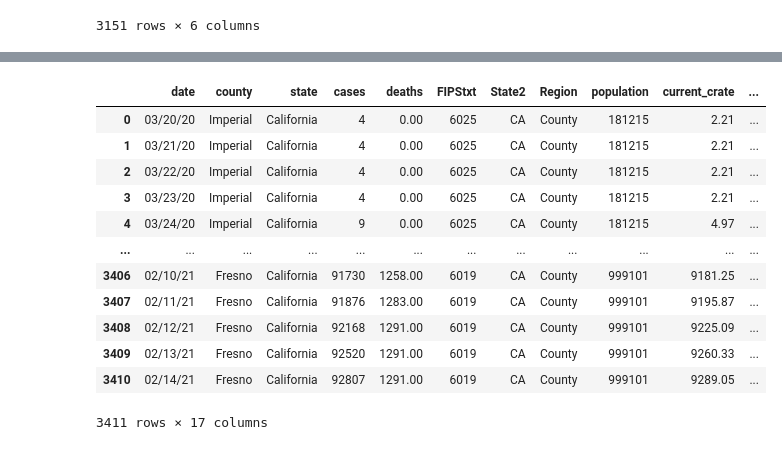
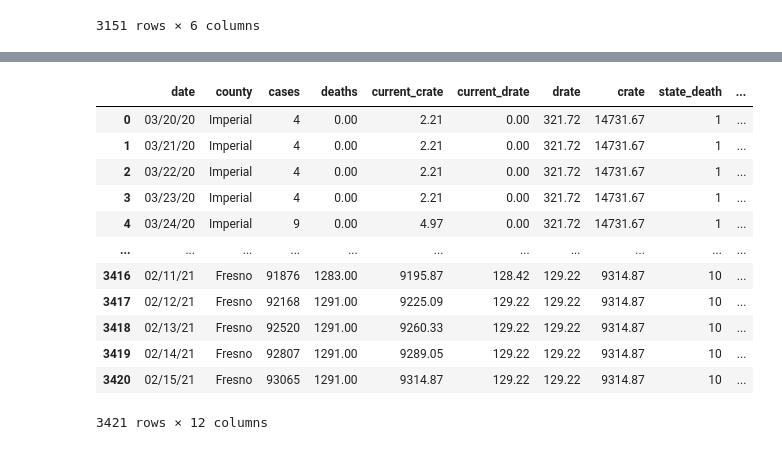
Before and after one commit to menlodoug/covid_crunching, a Jupyter notebook: pandas/COVID_USA.ipynb, the cells around one changed output, grey strips where cells are left out. Drawn from its saved outputs; the diff is of its cells as text; code cells hidden in the pictures.

```diff
--- a/pandas/COVID_USA.ipynb
+++ b/pandas/COVID_USA.ipynb
@@ -94,7 +94,7 @@ counties
 # %%
 # Isolate data from most current day.
 
-counties_us = counties[(counties['date'] == '2021-02-14') & (counties['Region'] == 'County')]
+counties_us = counties[(counties['date'] == '2021-02-15') & (counties['Region'] == 'County')]
 counties_us
 # %% [output]
 |  | date | county | state | cases | deaths | FIPStxt | State2 | Region | population | current_crate | ... |
@@ -247,7 +247,7 @@ usa.to_csv('daily_covid_us.csv', index=False)
 # %%
 # Filter California data to show only numbers for today
 
-counties_cal = usa[(usa['date'] == '2021-02-14') & (usa['state'] == 'California')]
+counties_cal = usa[(usa['date'] == '2021-02-15') & (usa['state'] == 'California')]
 counties_cal
 # %% [output]
 |  | date | county | state | cases | deaths | FIPStxt | State2 | Region | population | current_crate | ... |
@@ -335,24 +336,25 @@ top10_ca_case_df
 # %%
 # Create dataframe with historical data for Top 10 counties based on current death rate
 
 top10d_df = top10_ca_death_rates[['county', 'state']]
 top10_ca_death_df = pd.merge(usa, top10d_df, on=['county', 'state'])
 top10_ca_death_df['date'] = pd.to_datetime(top10_ca_death_df['date']).dt.strftime('%m/%d/%y')
+top10_ca_death_df = top10_ca_death_df[['date', 'county','cases', 'deaths', 'current_crate', 'current_drate', 'drate', 'crate', 'state_death', 'state_case', 'case_day', 'death_day']]
 top10_ca_death_df
 # %% [output]
-|  | date | county | state | cases | deaths | FIPStxt | State2 | Region | population | current_crate | ... |
-| 0 | 03/20/20 | Imperial | California | 4 | 0.00 | 6025 | CA | County | 181215 | 2.21 | ... |
-| 1 | 03/21/20 | Imperial | California | 4 | 0.00 | 6025 | CA | County | 181215 | 2.21 | ... |
-| 2 | 03/22/20 | Imperial | California | 4 | 0.00 | 6025 | CA | County | 181215 | 2.21 | ... |
-| 3 | 03/23/20 | Imperial | California | 4 | 0.00 | 6025 | CA | County | 181215 | 2.21 | ... |
-| 4 | 03/24/20 | Imperial | California | 9 | 0.00 | 6025 | CA | County | 181215 | 4.97 | ... |
-| ... | ... | ... | ... | ... | ... | ... | ... | ... | ... | ... | ... |
-| 3406 | 02/10/21 | Fresno | California | 91730 | 1258.00 | 6019 | CA | County | 999101 | 9181.25 | ... |
-| 3407 | 02/11/21 | Fresno | California | 91876 | 1283.00 | 6019 | CA | County | 999101 | 9195.87 | ... |
-| 3408 | 02/12/21 | Fresno | California | 92168 | 1291.00 | 6019 | CA | County | 999101 | 9225.09 | ... |
-| 3409 | 02/13/21 | Fresno | California | 92520 | 1291.00 | 6019 | CA | County | 999101 | 9260.33 | ... |
-| 3410 | 02/14/21 | Fresno | California | 92807 | 1291.00 | 6019 | CA | County | 999101 | 9289.05 | ... |
+|  | date | county | cases | deaths | current_crate | current_drate | drate | crate | state_death | ... |
+| 0 | 03/20/20 | Imperial | 4 | 0.00 | 2.21 | 0.00 | 321.72 | 14731.67 | 1 | ... |
+| 1 | 03/21/20 | Imperial | 4 | 0.00 | 2.21 | 0.00 | 321.72 | 14731.67 | 1 | ... |
+| 2 | 03/22/20 | Imperial | 4 | 0.00 | 2.21 | 0.00 | 321.72 | 14731.67 | 1 | ... |
+| 3 | 03/23/20 | Imperial | 4 | 0.00 | 2.21 | 0.00 | 321.72 | 14731.67 | 1 | ... |
+| 4 | 03/24/20 | Imperial | 9 | 0.00 | 4.97 | 0.00 | 321.72 | 14731.67 | 1 | ... |
+| ... | ... | ... | ... | ... | ... | ... | ... | ... | ... | ... |
+| 3416 | 02/11/21 | Fresno | 91876 | 1283.00 | 9195.87 | 128.42 | 129.22 | 9314.87 | 10 | ... |
+| 3417 | 02/12/21 | Fresno | 92168 | 1291.00 | 9225.09 | 129.22 | 129.22 | 9314.87 | 10 | ... |
+| 3418 | 02/13/21 | Fresno | 92520 | 1291.00 | 9260.33 | 129.22 | 129.22 | 9314.87 | 10 | ... |
+| 3419 | 02/14/21 | Fresno | 92807 | 1291.00 | 9289.05 | 129.22 | 129.22 | 9314.87 | 10 | ... |
+| 3420 | 02/15/21 | Fresno | 93065 | 1291.00 | 9314.87 | 129.22 | 129.22 | 9314.87 | 10 | ... |
-3411 rows × 17 columns
+3421 rows × 12 columns
 # %%
 # Export California Top 10 case data to csv
 
```
Also changed, not shown: parts of 14 cells of this notebook, 28 other files.
